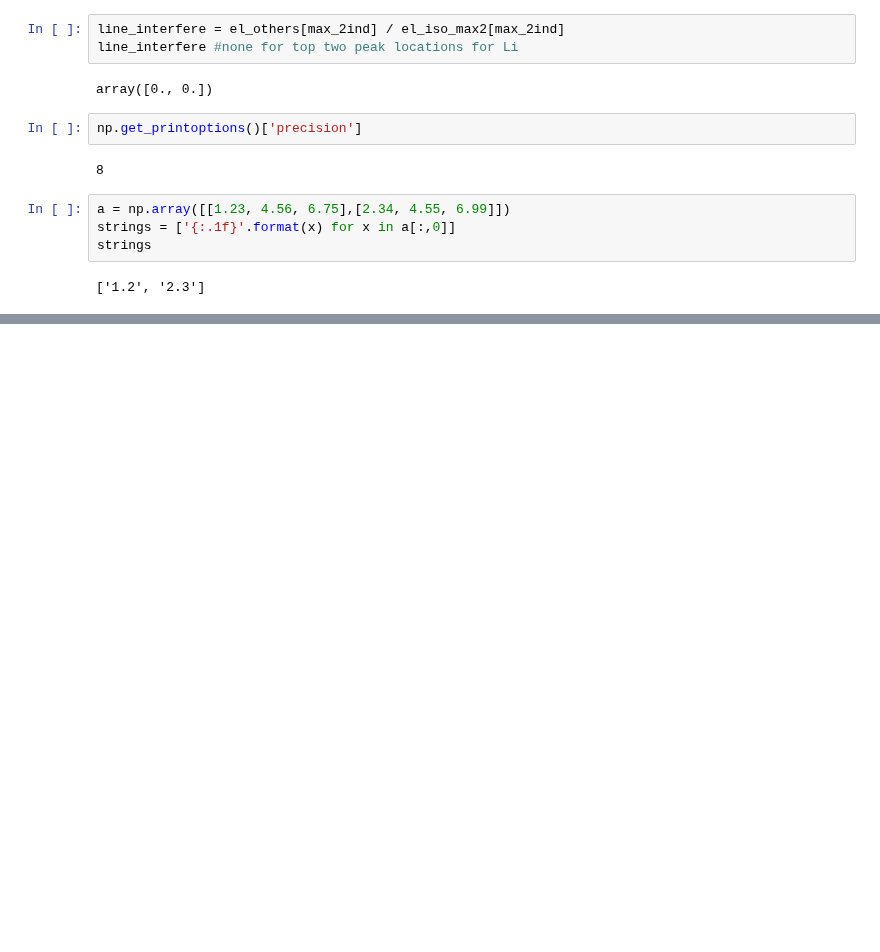
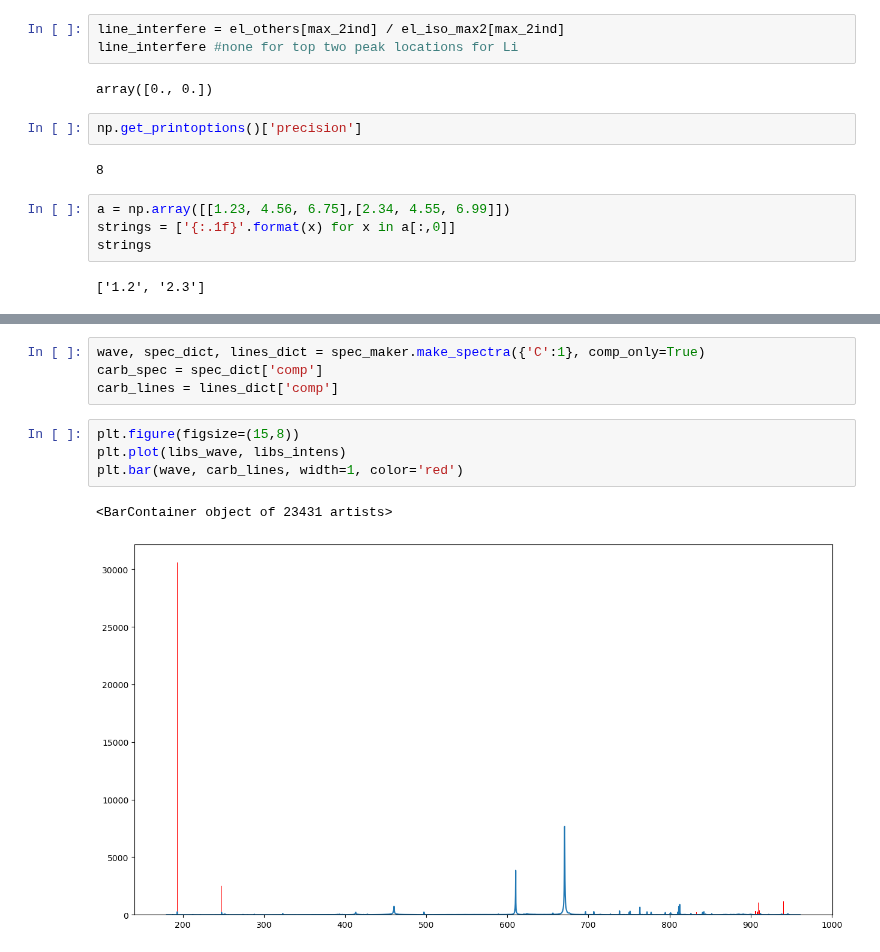
Before and after one commit to MWhitta/phaseMAP, a Jupyter notebook: peakFit.ipynb, the cells around one changed output, grey strips where cells are left out. Drawn from its saved outputs; the diff is of its cells as text; blank space fills up the shorter version.

```diff
--- a/peakFit.ipynb
+++ b/peakFit.ipynb
@@ -614,0 +897,11 @@ fig.show()
+# %%
+wave, spec_dict, lines_dict = spec_maker.make_spectra({'C':1}, comp_only=True)
+carb_spec = spec_dict['comp']
+carb_lines = lines_dict['comp']
+# %%
+plt.figure(figsize=(15,8))
+plt.plot(libs_wave, libs_intens)
+plt.bar(wave, carb_lines, width=1, color='red')
+# %% [output]
+<BarContainer object of 23431 artists>
+[figure, added]
```
Also changed, not shown: parts of 28 cells of this notebook.
